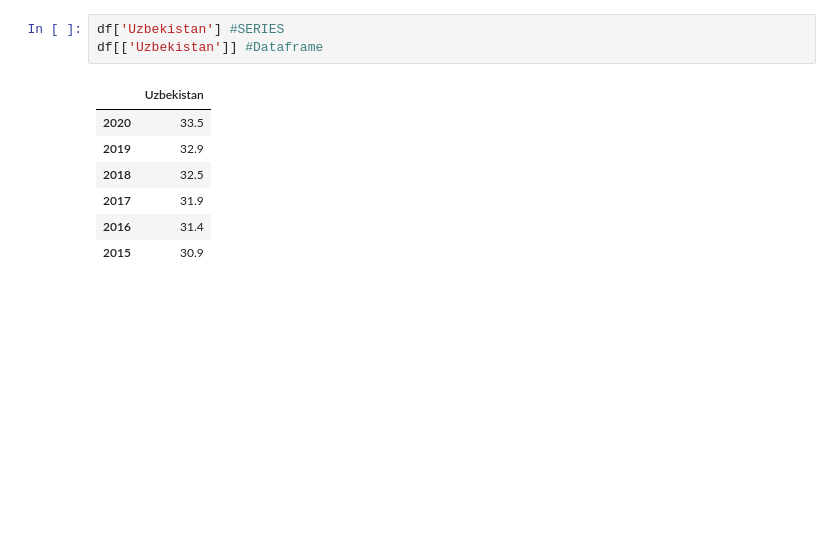
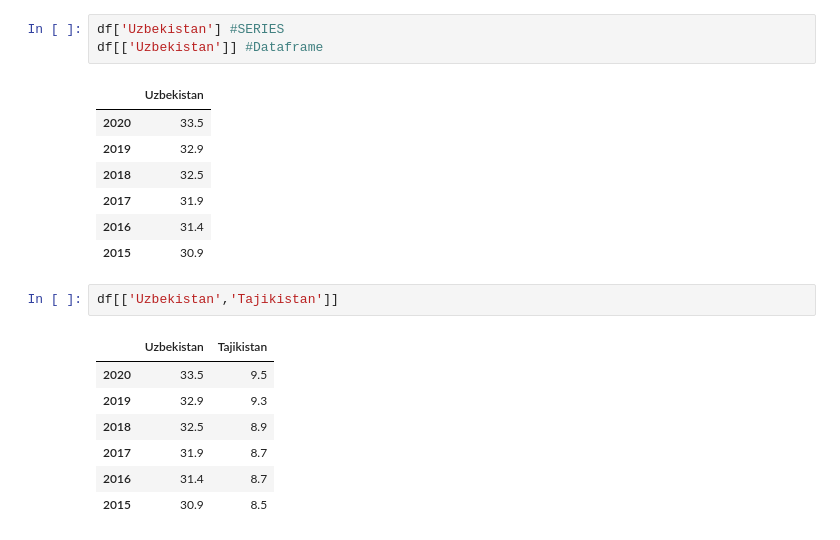
Before and after one commit to Amirshteyn/Exercises, a Jupyter notebook: Untitled7.ipynb, the cells around one changed output. Saved outputs shown, nothing was run; the diff lists cells and outputs as text; blank space fills up the shorter version.

```diff
--- a/Untitled7.ipynb
+++ b/Untitled7.ipynb
@@ -56,3 +56,13 @@ df[['Uzbekistan']] #Dataframe
 | 2017 | 31.9 |
 | 2016 | 31.4 |
 | 2015 | 30.9 |
+# %%
+df[['Uzbekistan','Tajikistan']]
+# %% [output]
+|  | Uzbekistan | Tajikistan |
+| 2020 | 33.5 | 9.5 |
+| 2019 | 32.9 | 9.3 |
+| 2018 | 32.5 | 8.9 |
+| 2017 | 31.9 | 8.7 |
+| 2016 | 31.4 | 8.7 |
+| 2015 | 30.9 | 8.5 |
```
Also changed, not shown: parts of 1 cell of this notebook.
